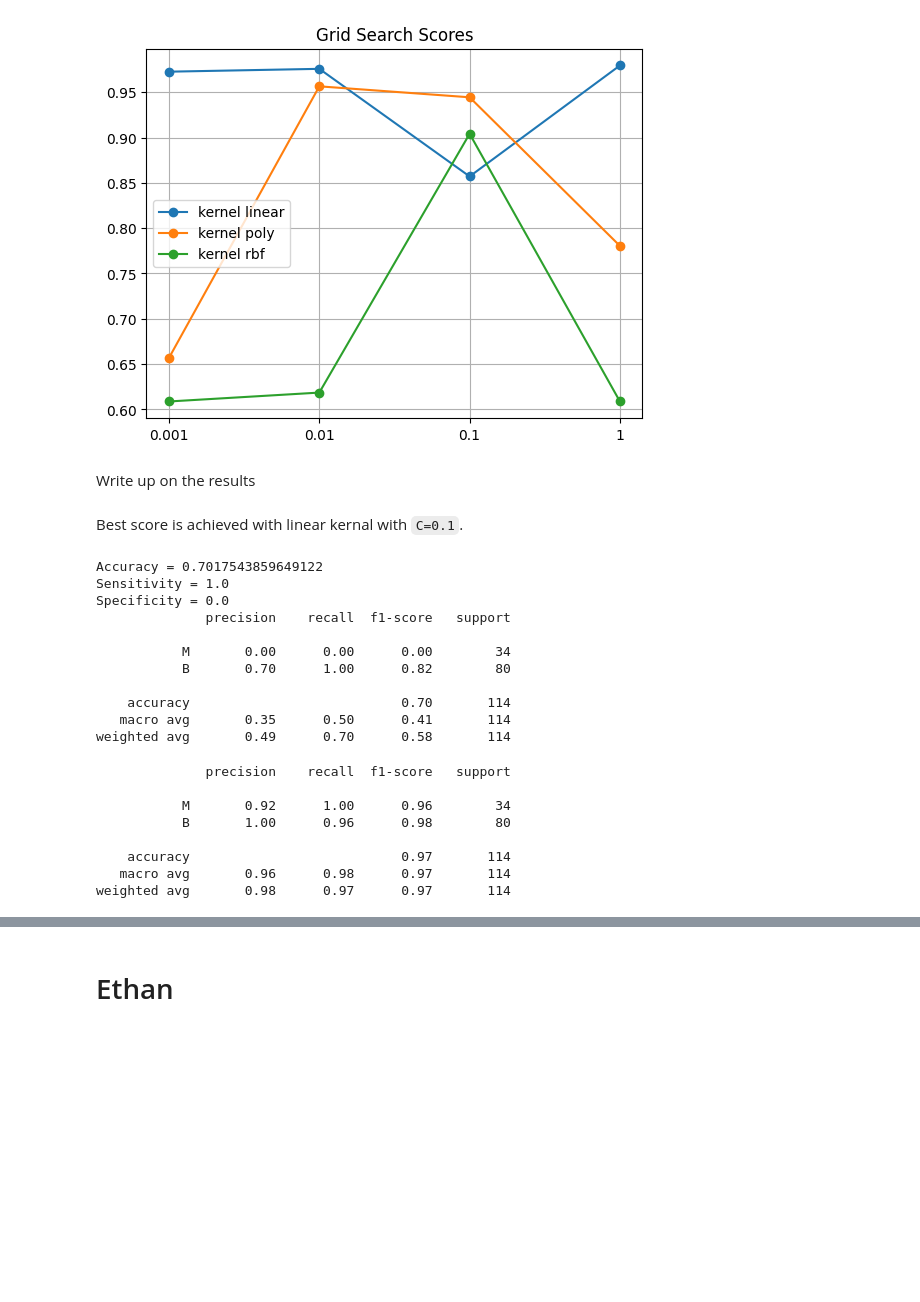
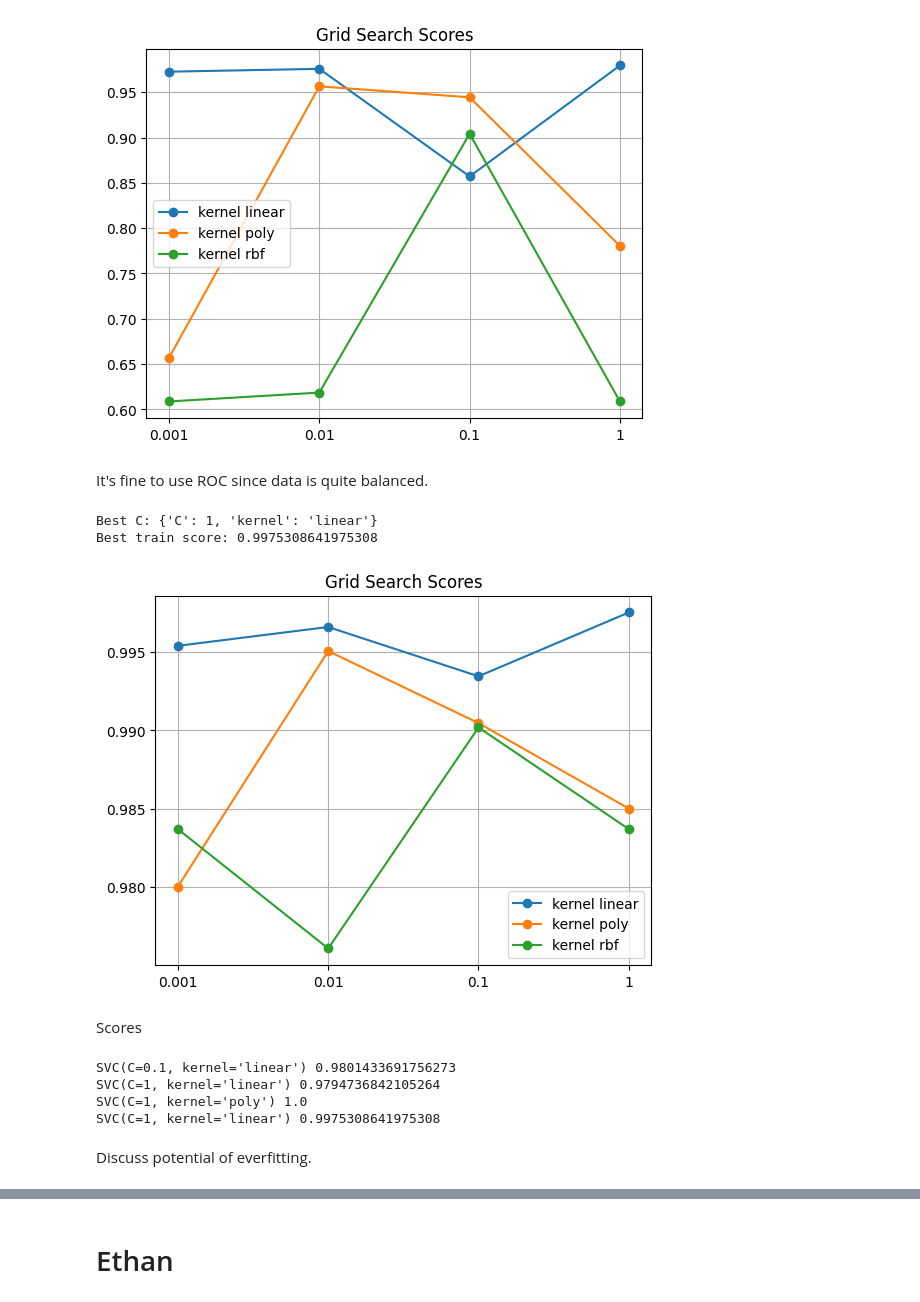
Before and after one commit to a-matson/DST_ASS1, a Jupyter notebook: report.ipynb, the cells around one changed output, grey strips where cells are left out. Cells and saved outputs as stored; diff of their text form; code cells hidden in the pictures; blank space fills up the shorter version.

```diff
--- a/report.ipynb
+++ b/report.ipynb
@@ -481,39 +479,25 @@ grid_svc_precision = gridSearch('precision')
 Best C: {'C': 1, 'kernel': 'linear'}
 Best train score: 0.9794736842105264
 [figure]
-# %% [markdown]
-Write up on the results
-# %% [markdown]
-Best score is achieved with linear kernal with `C=0.1`.
-# %%
-best_svc = SVC(**grid_svc.best_params_)
-best_svc.fit(X_train_scaled, y_train)
-pred_best_svc = best_svc.predict(X_test)
-performance(confusion_matrix(y_test, pred_best_svc))
-print(classification_report(y_test, pred_best_svc, target_names=['M', 'B']))
-# %% [output]
-Accuracy = 0.7017543859649122
-Sensitivity = 1.0
-Specificity = 0.0
-              precision    recall  f1-score   support
-
-           M       0.00      0.00      0.00        34
-           B       0.70      1.00      0.82        80
-
-    accuracy                           0.70       114
-   macro avg       0.35      0.50      0.41       114
-weighted avg       0.49      0.70      0.58       114
-# %%
-svc_rbf = SVC()
-svc_rbf.fit(X_train_scaled, y_train)
-pred_svc_rbf = svc_rbf.predict(X_test_scaled)
-print(classification_report(y_test, pred_svc_rbf, target_names=['M', 'B']))
-# %% [output]
-              precision    recall  f1-score   support
-
-           M       0.92      1.00      0.96        34
-           B       1.00      0.96      0.98        80
-
-    accuracy                           0.97       114
-   macro avg       0.96      0.98      0.97       114
-weighted avg       0.98      0.97      0.97       114
+# %% [markdown]
+It's fine to use ROC since data is quite balanced.
+# %%
+grid_svc_ROC = gridSearch('roc_auc')
+# %% [output]
+Best C: {'C': 1, 'kernel': 'linear'}
+Best train score: 0.9975308641975308
+[figure, added]
+# %% [markdown]
+Scores
+# %%
+print(grid_svc_acc.best_estimator_, grid_svc_acc.best_score_)
+print(grid_svc_precision.best_estimator_, grid_svc_precision.best_score_)
+print(grid_svc_recall.best_estimator_, grid_svc_recall.best_score_)
+print(grid_svc_ROC.best_estimator_, grid_svc_ROC.best_score_)
+# %% [output]
+SVC(C=0.1, kernel='linear') 0.9801433691756273
+SVC(C=1, kernel='linear') 0.9794736842105264
+SVC(C=1, kernel='poly') 1.0
+SVC(C=1, kernel='linear') 0.9975308641975308
+# %% [markdown]
+Discuss potential of everfitting.
```
Also changed, not shown: parts of 7 cells of this notebook.
